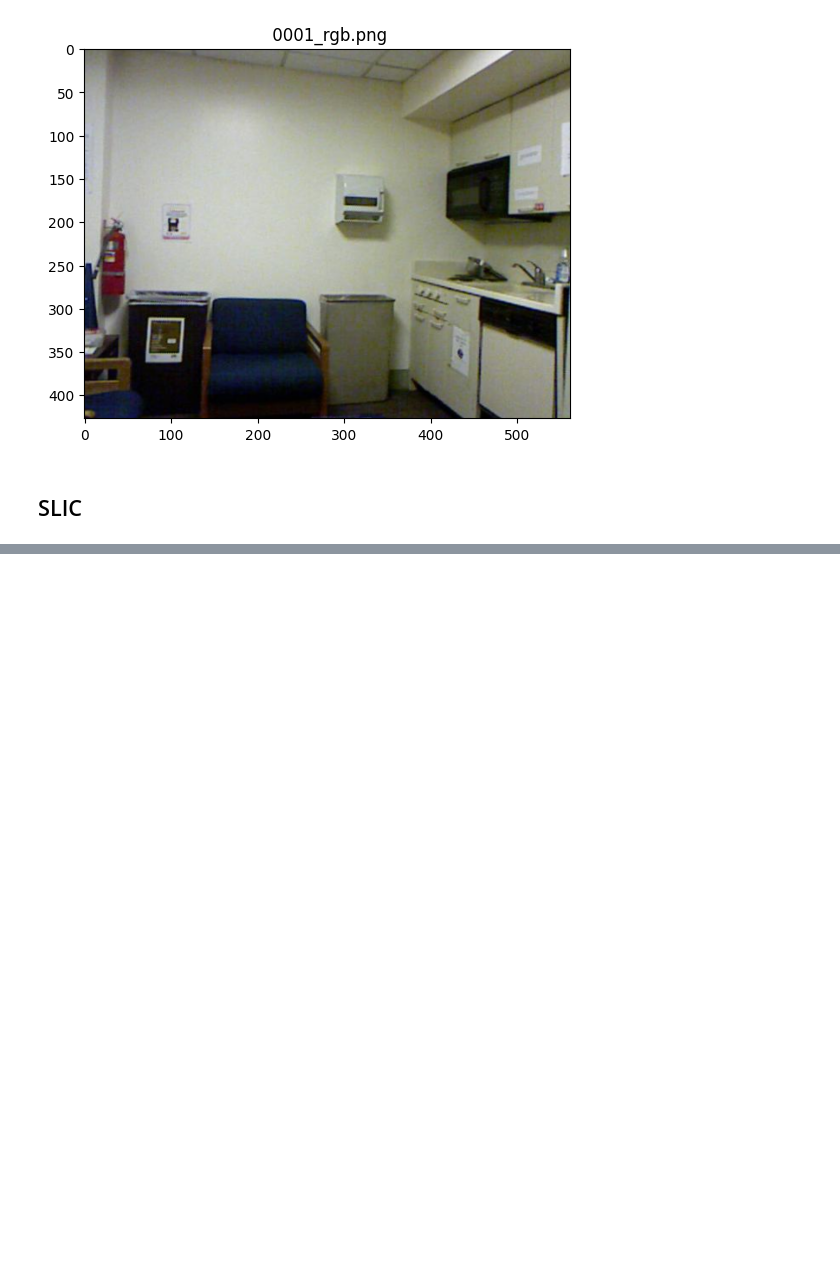
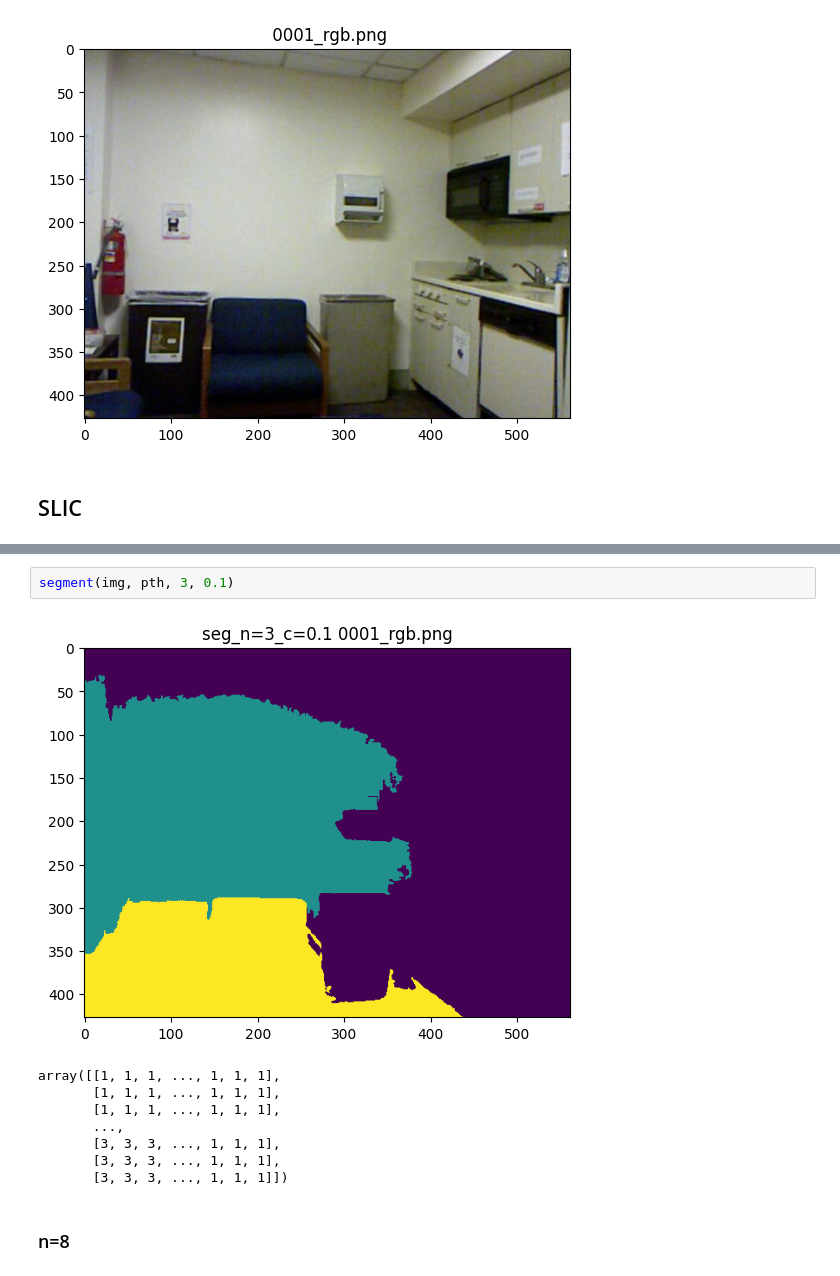
Before and after one commit to marekd6/CV1_labs, a Jupyter notebook: Assignment 04-20260107/A4_T3_Drwal.ipynb, the cells around one changed output, grey strips where cells are left out. Saved outputs shown, nothing was run; the diff lists cells and outputs as text; blank space fills up the shorter version.

```diff
--- a/Assignment 04-20260107/A4_T3_Drwal.ipynb
+++ b/Assignment 04-20260107/A4_T3_Drwal.ipynb
@@ -56,0 +125,13 @@ segment(img, pth, 5, 0.001)
+# %%
+segment(img, pth, 3, 0.1)
+# %% [output]
+[figure, added]
+array([[1, 1, 1, ..., 1, 1, 1],
+       [1, 1, 1, ..., 1, 1, 1],
+       [1, 1, 1, ..., 1, 1, 1],
+       ...,
+       [3, 3, 3, ..., 1, 1, 1],
+       [3, 3, 3, ..., 1, 1, 1],
+       [3, 3, 3, ..., 1, 1, 1]])
+# %% [markdown]
+### n=8
```
Also changed, not shown: parts of 22 cells of this notebook.
